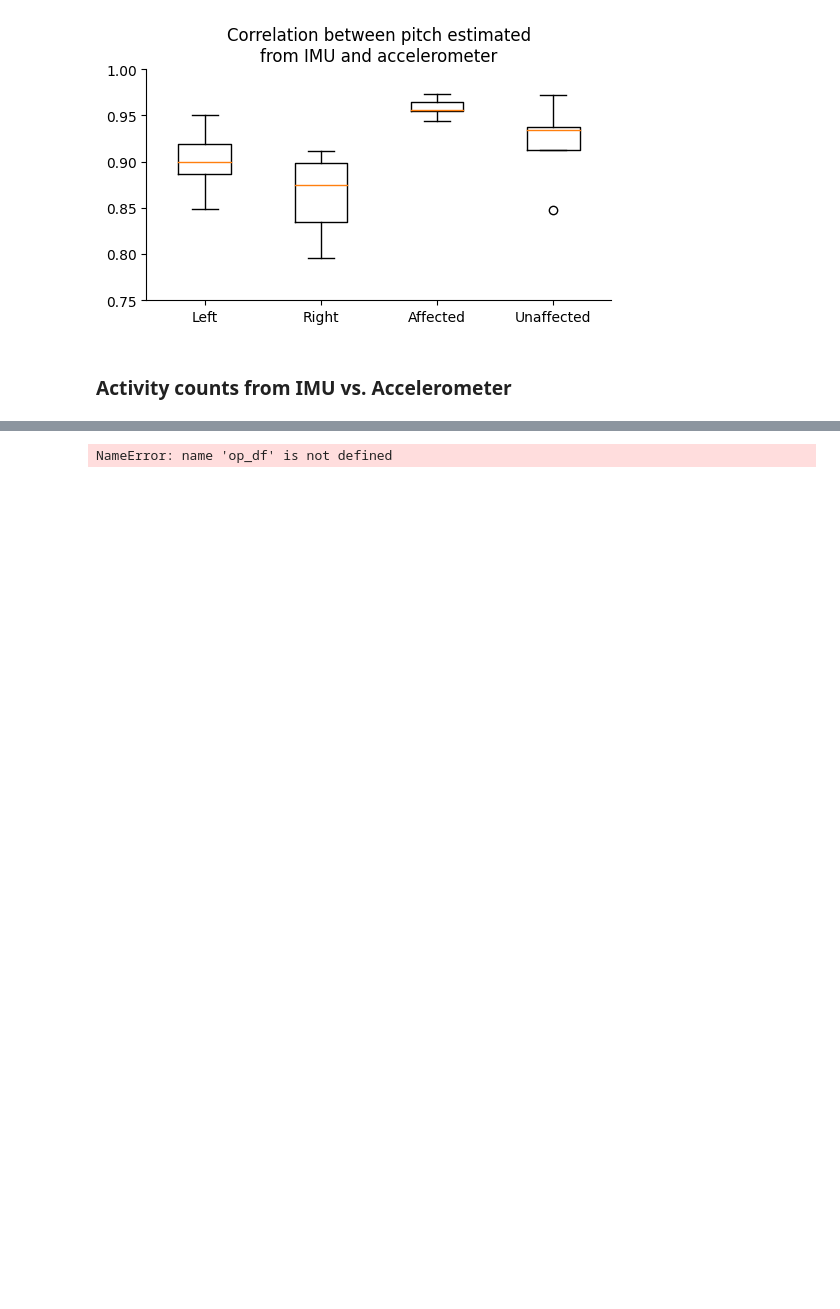
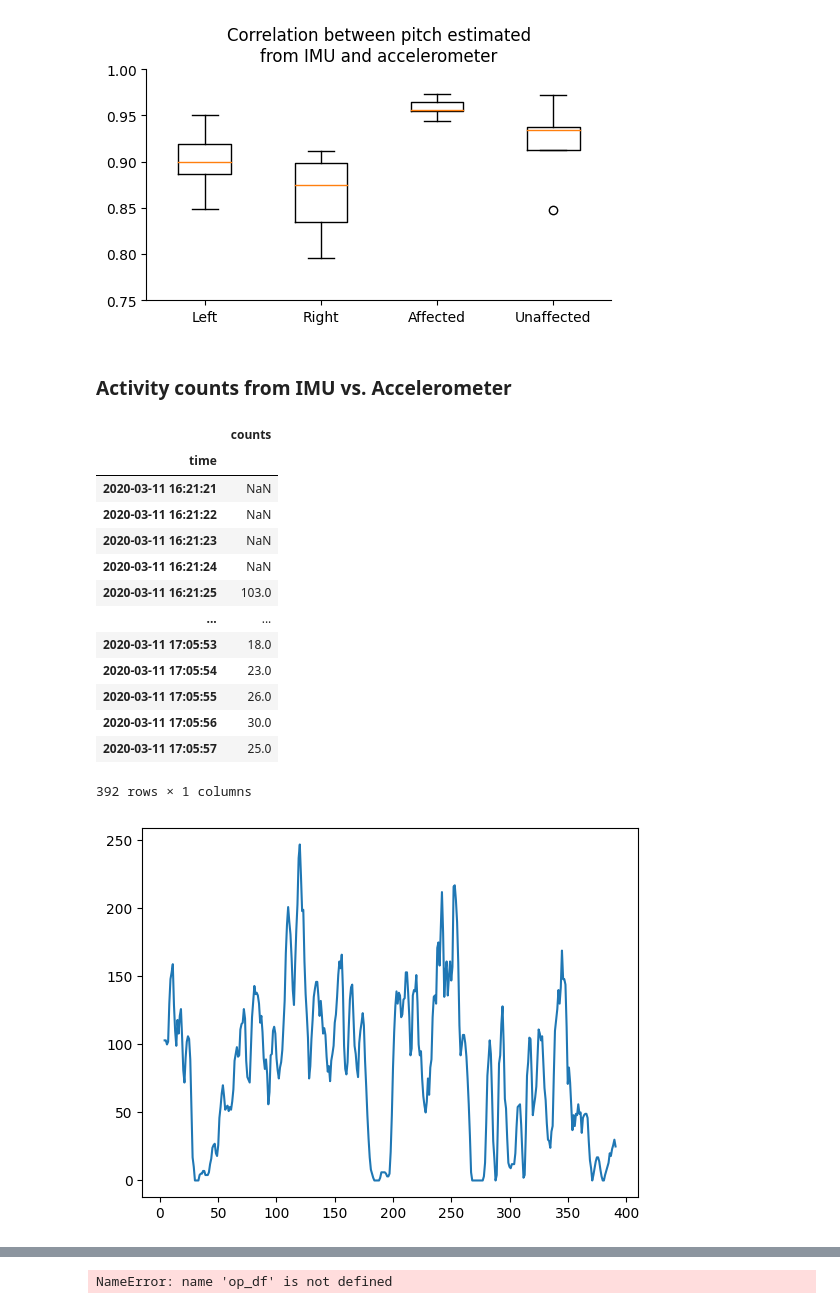
Before and after one commit to siva82kb/gmac, a Jupyter notebook: notebooks/gmac_with_only_accl.ipynb, the cells around one changed output, grey strips where cells are left out. Saved outputs shown, nothing was run; the diff lists cells and outputs as text; code cells hidden in the pictures; blank space fills up the shorter version.

Commit message:
Got Tanya's original code for vector magnitude to work. Will refactor the code after this.

```diff
--- a/notebooks/gmac_with_only_accl.ipynb
+++ b/notebooks/gmac_with_only_accl.ipynb
@@ -156,0 +217,22 @@ ax.set_title("Correlation between pitch estimated\nfrom IMU and accelerometer");
+# %%
+subj = 1
+df = right[right.subject==subj]
+act_counts = misc.compute_vector_magnitude(df, 30)
+plt.plot(act_counts.counts.values)
+act_counts
+# %% [output]
+|  | counts |
+| time |  |
+| 2020-03-11 16:21:21 | NaN |
+| 2020-03-11 16:21:22 | NaN |
+| 2020-03-11 16:21:23 | NaN |
+| 2020-03-11 16:21:24 | NaN |
+| 2020-03-11 16:21:25 | 103.0 |
+| ... | ... |
+| 2020-03-11 17:05:53 | 18.0 |
+| 2020-03-11 17:05:54 | 23.0 |
+| 2020-03-11 17:05:55 | 26.0 |
+| 2020-03-11 17:05:56 | 30.0 |
+| 2020-03-11 17:05:57 | 25.0 |
+392 rows × 1 columns
+[figure, added]
```
Also changed, not shown: parts of 24 cells of this notebook, 3 other files.
